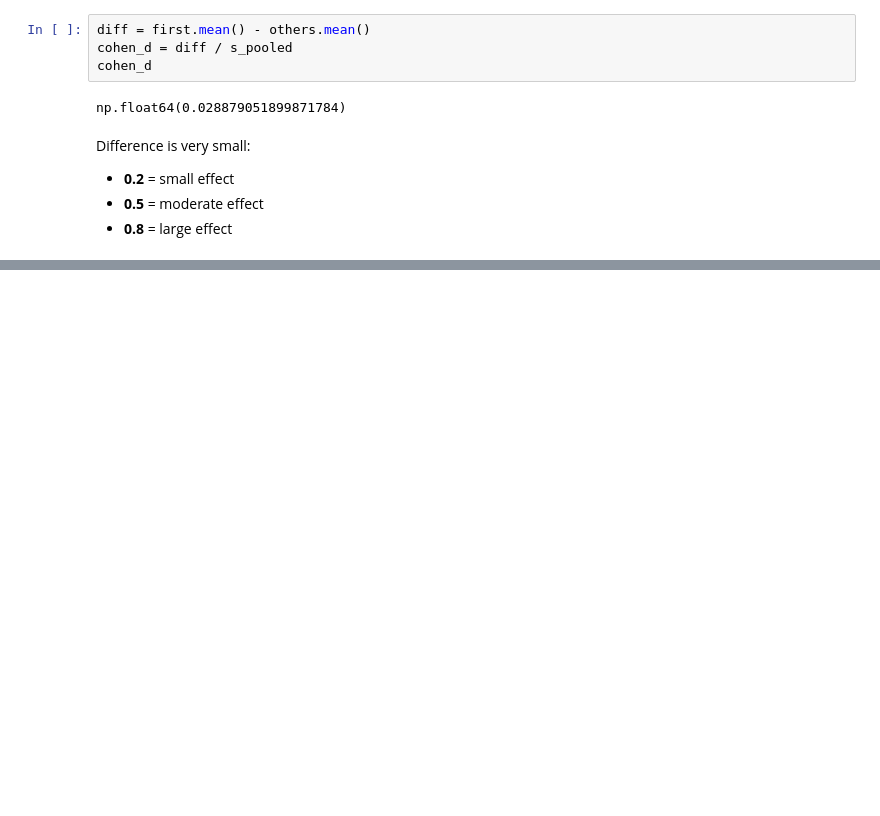
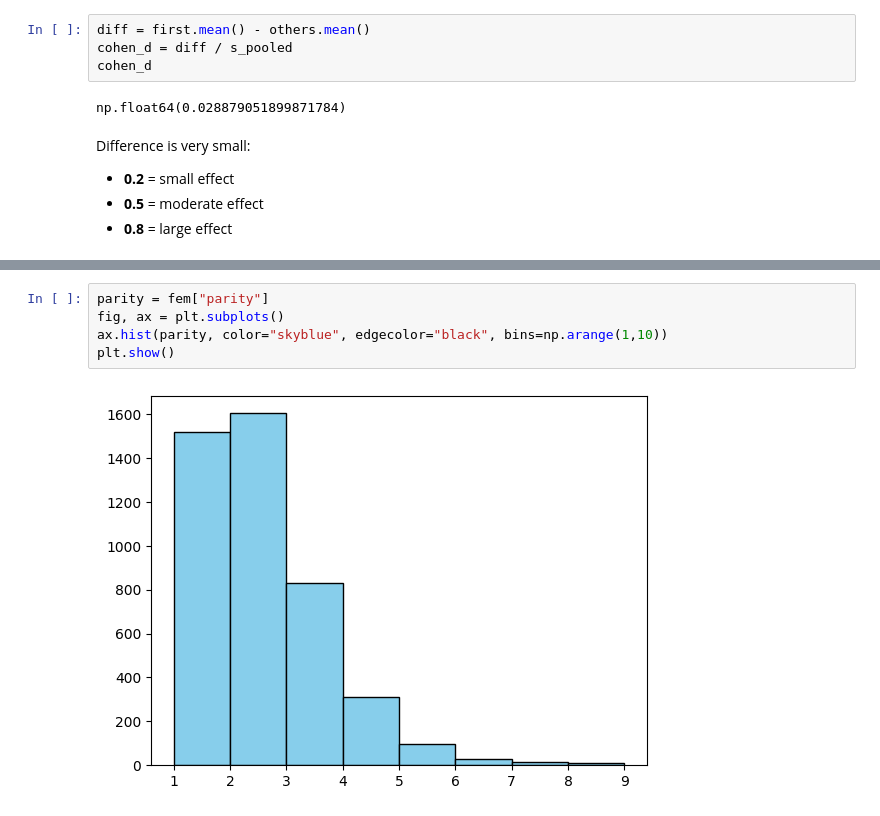
Before and after one commit to dybdeskarphet/statistics, a Jupyter notebook: notes/think_stats/02_distributions.ipynb, the cells around one changed output, grey strips where cells are left out. Cells and saved outputs as stored; diff of their text form; blank space fills up the shorter version.

```diff
--- a/notes/think_stats/02_distributions.ipynb
+++ b/notes/think_stats/02_distributions.ipynb
@@ -284,0 +296,7 @@ Difference is very small:
+# %%
+parity = fem["parity"]
+fig, ax = plt.subplots()
+ax.hist(parity, color="skyblue", edgecolor="black", bins=np.arange(1,10))
+plt.show()
+# %% [output]
+[figure, added]
```
Also changed, not shown: parts of 10 cells of this notebook, 2 other files.
